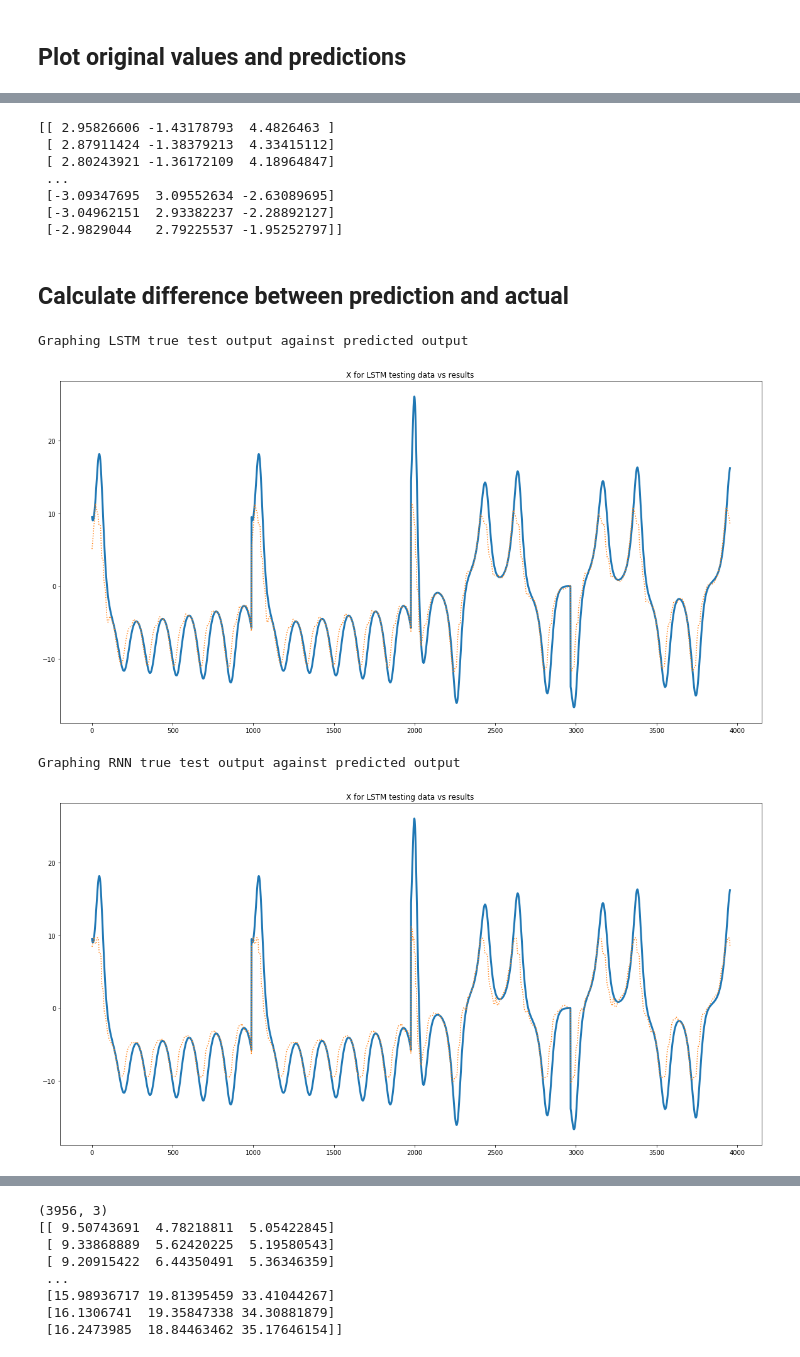
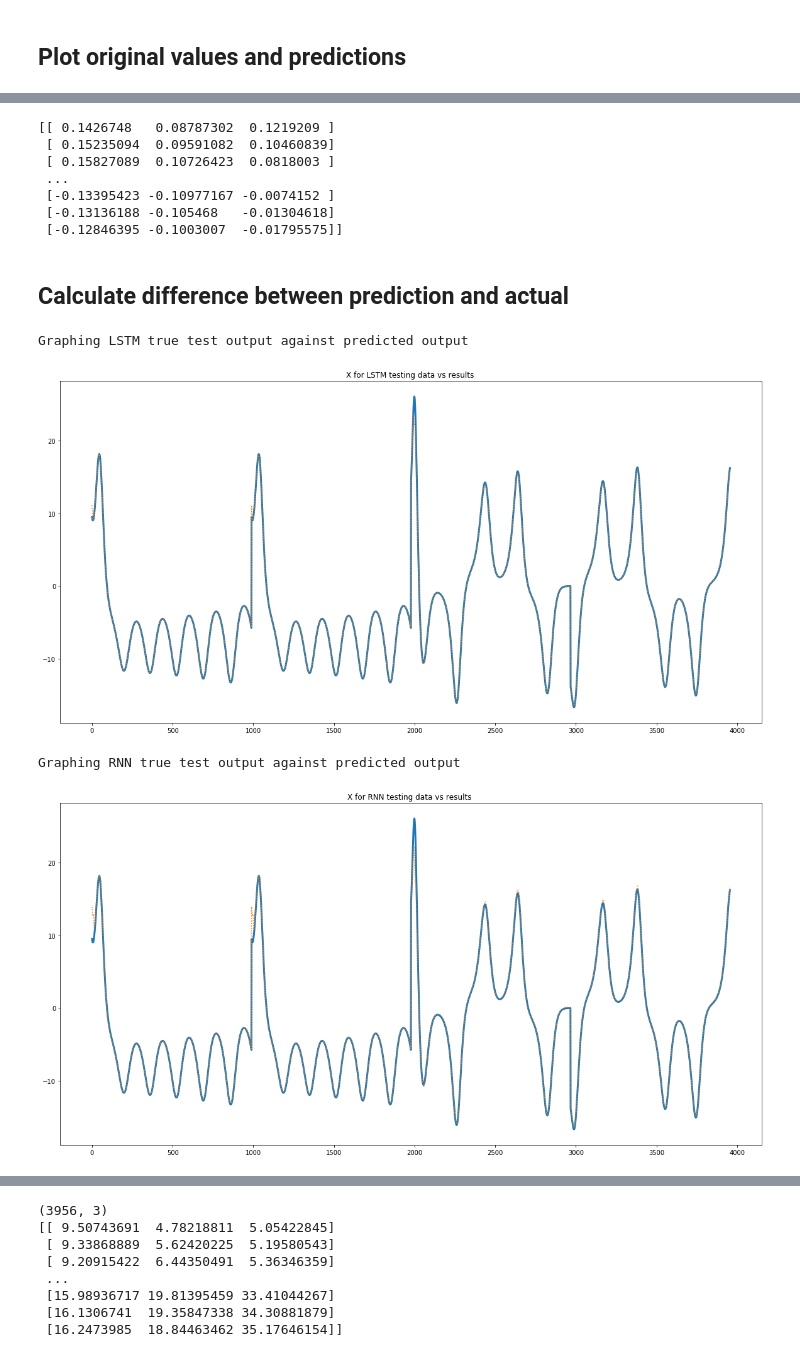
Before and after one commit to tgibbons-css/Keras_LSTM, a Jupyter notebook: Lorenz System- Tom updates.ipynb, the cells around one changed output, grey strips where cells are left out. Drawn from its saved outputs; the diff is of its cells as text; code cells hidden in the pictures.

```diff
--- a/Lorenz System- Tom updates.ipynb
+++ b/Lorenz System- Tom updates.ipynb
@@ -350,7 +352,7 @@ RNNmodel.compile(loss='mean_squared_error', optimizer='adam')
 Build RNN model...
 # %%
 print('Train LSTM model...')
-model.fit(x_train,y_train,validation_data=(x_test,y_test),verbose=2,epochs=10)
+model.fit(x_train,y_train,validation_data=(x_test,y_test),verbose=2,epochs=50)
 # %% [output]
 Train LSTM model...
 Train on 7912 samples, validate on 3956 samples
@@ -372,7 +374,7 @@ Epoch 10/10
 <keras.callbacks.History at 0x...>
 # %%
 print('Train RNN model...')
-RNNmodel.fit(x_train,y_train,validation_data=(x_test,y_test),verbose=2,epochs=10)
+RNNmodel.fit(x_train,y_train,validation_data=(x_test,y_test),verbose=2,epochs=50)
 # %% [output]
 Train RNN model...
 Train on 7912 samples, validate on 3956 samples
@@ -429,13 +431,13 @@ plt.plot(list,testPredict) # plot baseline and predictions
 # %%
 print(trainPredict-y_train)
 # %% [output]
-[[ 2.95826606 -1.43178793  4.4826463 ]
- [ 2.87911424 -1.38379213  4.33415112]
- [ 2.80243921 -1.36172109  4.18964847]
+[[ 0.1426748   0.08787302  0.1219209 ]
+ [ 0.15235094  0.09591082  0.10460839]
+ [ 0.15827089  0.10726423  0.0818003 ]
  ...
- [-3.09347695  3.09552634 -2.63089695]
- [-3.04962151  2.93382237 -2.28892127]
- [-2.9829044   2.79225537 -1.95252797]]
+ [-0.13395423 -0.10977167 -0.0074152 ]
+ [-0.13136188 -0.105468   -0.01304618]
+ [-0.12846395 -0.1003007  -0.01795575]]
 # %% [markdown]
 ## Calculate difference between prediction and actual
 # %%
@@ -447,17 +449,17 @@ plt.plot(testPredict[:,0:1], linestyle=':' )
 plt.show()
 # %% [output]
 Graphing LSTM true test output against predicted output
-[figure, old version]
+[figure, new version]
 # %%
 print("Graphing RNN true test output against predicted output ")
 plt.figure(figsize=(20,10))
-plt.title("X for LSTM testing data vs results ")
+plt.title("X for RNN testing data vs results ")
 plt.plot(y_test[:,0:1], linewidth=3.0 )
 plt.plot(RNNtestPredict[:,0:1], linestyle=':' )
 plt.show()
 # %% [output]
 Graphing RNN true test output against predicted output
-[figure, old version]
+[figure, new version]
 # %%
 print("Graphing true test output against predicted output ")
 plt.figure(figsize=(20,20))
```
Also changed, not shown: parts of 15 cells of this notebook.
